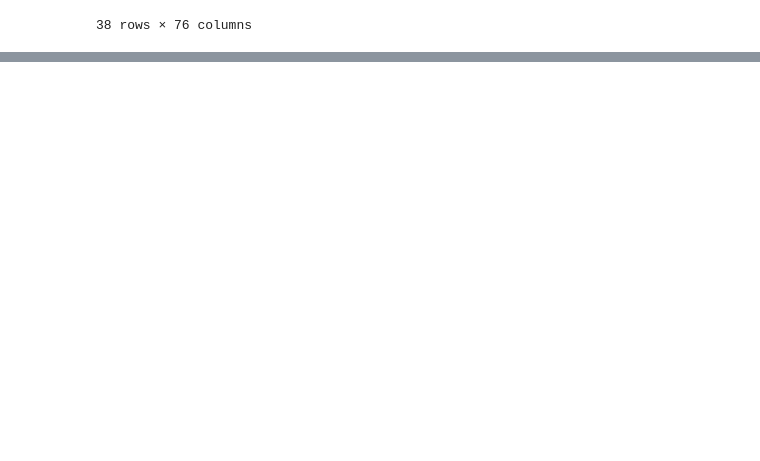
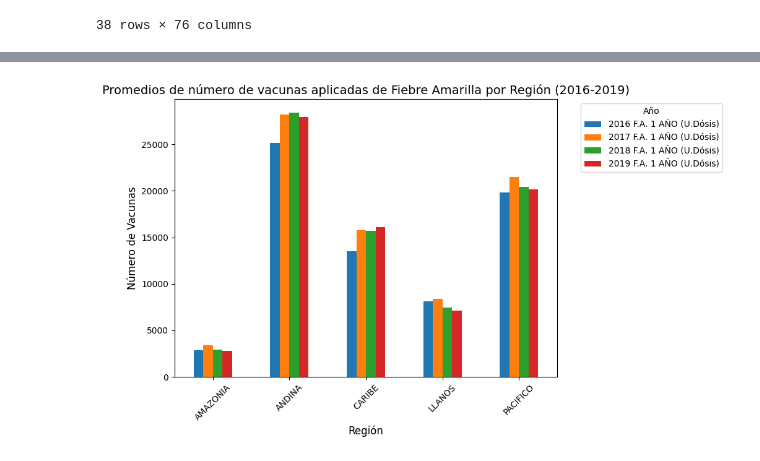
Before and after one commit to NataliaVillegasC/Proyecto2-BI, a Jupyter notebook: FiebreAmarilla2Question.ipynb, the cells around one changed output, grey strips where cells are left out. Cells and saved outputs as stored; diff of their text form; code cells hidden in the pictures; blank space fills up the shorter version.

```diff
--- a/FiebreAmarilla2Question.ipynb
+++ b/FiebreAmarilla2Question.ipynb
@@ -147,0 +195,19 @@ fiebre
+# %%
+# Crear una gráfica de barras para los promedios por región
+promedios_por_region[['2016 F.A. 1 AÑO (U.Dósis)',
+                      '2017 F.A. 1 AÑO (U.Dósis)',
+                      '2018 F.A. 1 AÑO (U.Dósis)',
+                      '2019 F.A. 1 AÑO (U.Dósis)']].plot(kind='bar', figsize=(10, 6))
+
+# Configurar etiquetas y título
+plt.title('Promedios de número de vacunas aplicadas de Fiebre Amarilla por Región (2016-2019)', fontsize=14)
+plt.xlabel('Región', fontsize=12)
+plt.ylabel('Número de Vacunas', fontsize=12)
+plt.xticks(rotation=45)
+plt.legend(title='Año', bbox_to_anchor=(1.05, 1), loc='upper left')
+
+# Mostrar la gráfica
+plt.tight_layout()
+plt.show()
+# %% [output]
+[figure, added]
```
Also changed, not shown: parts of 2 cells of this notebook, 1 other file.
